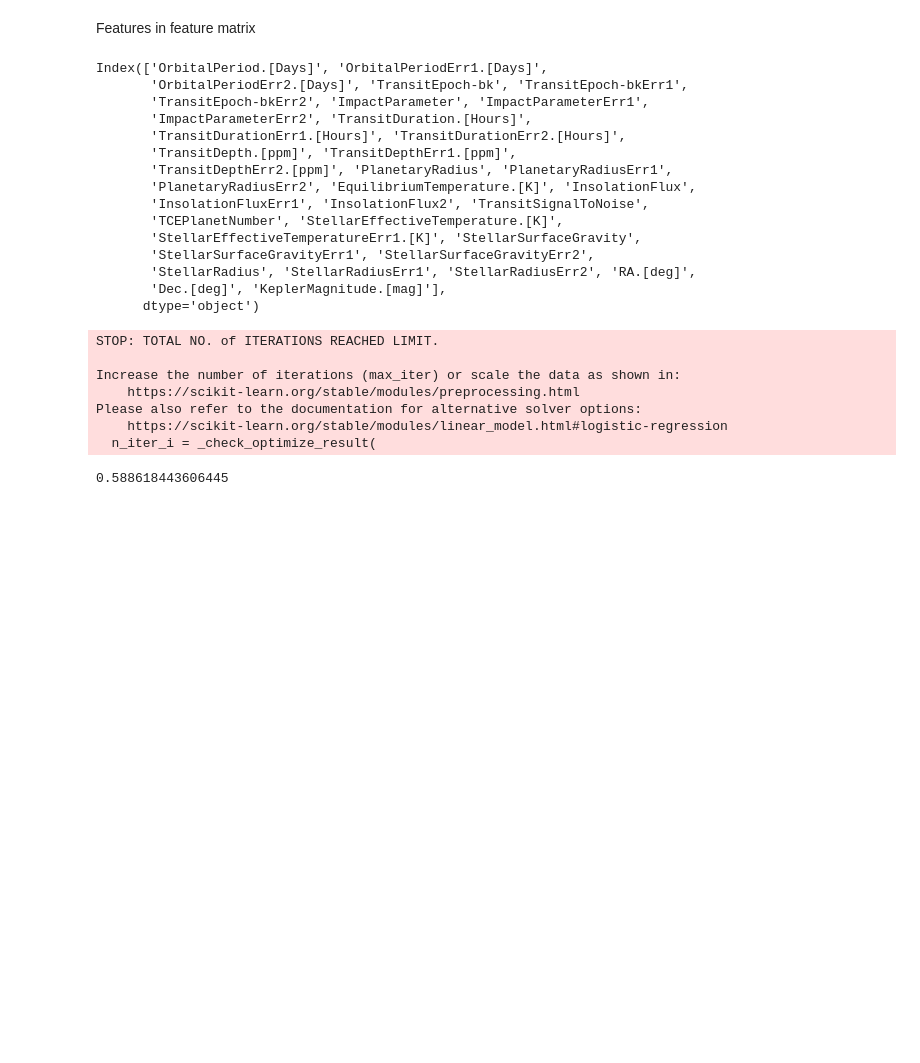
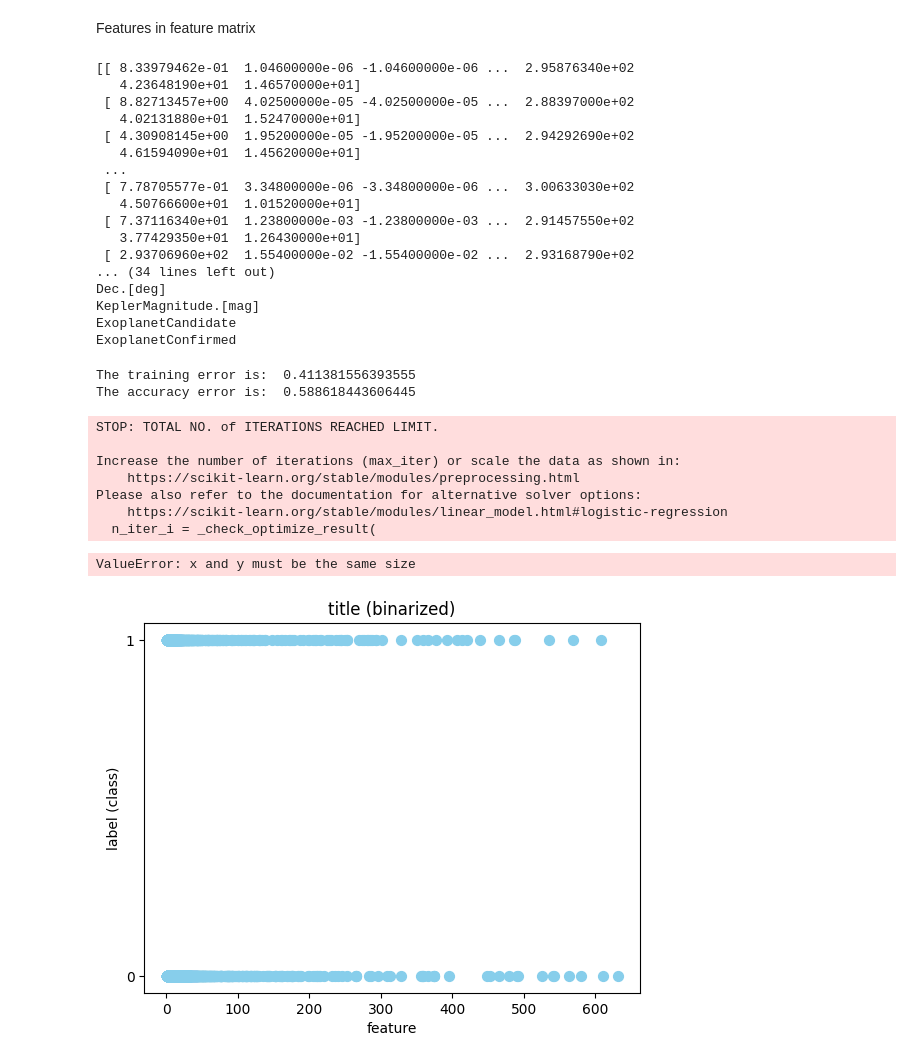
Before and after one commit to mikkomakkoe/ML-project, a Jupyter notebook: main.ipynb, the cells around one changed output. Drawn from its saved outputs; the diff is of its cells as text; code cells hidden in the pictures; blank space fills up the shorter version.

```diff
--- a/main.ipynb
+++ b/main.ipynb
@@ -95,35 +104,58 @@ X_train, X_test, y_train, y_test = train_test_split(X, y, random_state=1, test_s
 # %% [markdown]
 Features in feature matrix
 # %%
-for column in df_cleaned.drop(columns=['ExoplanetCandidate', 'ExoplanetConfirmed']).columns:
+"""for column in df_cleaned.drop(columns=['ExoplanetCandidate', 'ExoplanetConfirmed']).columns:
+    print(column)"""
+print(X_test)
+for column in df.columns:
     print(column)
 # %% [output]
-Index(['OrbitalPeriod.[Days]', 'OrbitalPeriodErr1.[Days]',
-       'OrbitalPeriodErr2.[Days]', 'TransitEpoch-bk', 'TransitEpoch-bkErr1',
-       'TransitEpoch-bkErr2', 'ImpactParameter', 'ImpactParameterErr1',
-       'ImpactParameterErr2', 'TransitDuration.[Hours]',
-       'TransitDurationErr1.[Hours]', 'TransitDurationErr2.[Hours]',
-       'TransitDepth.[ppm]', 'TransitDepthErr1.[ppm]',
-       'TransitDepthErr2.[ppm]', 'PlanetaryRadius', 'PlanetaryRadiusErr1',
-       'PlanetaryRadiusErr2', 'EquilibriumTemperature.[K]', 'InsolationFlux',
-       'InsolationFluxErr1', 'InsolationFlux2', 'TransitSignalToNoise',
-       'TCEPlanetNumber', 'StellarEffectiveTemperature.[K]',
-       'StellarEffectiveTemperatureErr1.[K]', 'StellarSurfaceGravity',
-       'StellarSurfaceGravityErr1', 'StellarSurfaceGravityErr2',
-       'StellarRadius', 'StellarRadiusErr1', 'StellarRadiusErr2', 'RA.[deg]',
-       'Dec.[deg]', 'KeplerMagnitude.[mag]'],
-      dtype='object')
+[[ 8.33979462e-01  1.04600000e-06 -1.04600000e-06 ...  2.95876340e+02
+   4.23648190e+01  1.46570000e+01]
+ [ 8.82713457e+00  4.02500000e-05 -4.02500000e-05 ...  2.88397000e+02
+   4.02131880e+01  1.52470000e+01]
+ [ 4.30908145e+00  1.95200000e-05 -1.95200000e-05 ...  2.94292690e+02
+   4.61594090e+01  1.45620000e+01]
+ ...
+ [ 7.78705577e-01  3.34800000e-06 -3.34800000e-06 ...  3.00633030e+02
+   4.50766600e+01  1.01520000e+01]
+ [ 7.37116340e+01  1.23800000e-03 -1.23800000e-03 ...  2.91457550e+02
+   3.77429350e+01  1.26430000e+01]
+ [ 2.93706960e+02  1.55400000e-02 -1.55400000e-02 ...  2.93168790e+02
+... (34 lines left out)
+Dec.[deg]
+KeplerMagnitude.[mag]
+ExoplanetCandidate
+ExoplanetConfirmed
 # %%
 clf = LogisticRegression(C=100, max_iter=1000, class_weight='balanced')
 clf.fit(X_train, y_train)
 y_pred = clf.predict(X_test)
-accuracy_score(y_test, y_pred)
+accuracy = accuracy_score(y_test, y_pred)
+tr_error = mean_squared_error(y_test, y_pred)
+
+print('The training error is: ', tr_error)
+print('The accuracy error is: ', accuracy)
 # %% [output]
-STOP: TOTAL NO. of ITERATIONS REACHED LIMIT.
-
-Increase the number of iterations (max_iter) or scale the data as shown in:
-    https://scikit-learn.org/stable/modules/preprocessing.html
-Please also refer to the documentation for alternative solver options:
-    https://scikit-learn.org/stable/modules/linear_model.html#logistic-regression
-  n_iter_i = _check_optimize_result(
+The training error is:  0.411381556393555
+The accuracy error is:  0.588618443606445
-0.588618443606445
+STOP: TOTAL NO. of ITERATIONS REACHED LIMIT.
+
+Increase the number of iterations (max_iter) or scale the data as shown in:
+    https://scikit-learn.org/stable/modules/preprocessing.html
+Please also refer to the documentation for alternative solver options:
+    https://scikit-learn.org/stable/modules/linear_model.html#logistic-regression
+  n_iter_i = _check_optimize_result(
+# %%
+fig, ax = plt.subplots()
+ax.set_xlabel("feature")
+ax.set_yticks([0,1])
+ax.set_ylabel('label (class)')
+ax.set_title("title (binarized)")
+ax.scatter(X_test[:,0],y_test,s=50,c="skyblue",label="training datapoints")
+ax.scatter(X_train[:,0], y_pred, color='r',s=5,label='predicted label ($\hat{y}=1$ if $h(x) > 0$)')
+ax.legend()
+plt.show()
+# %% [output]
+ValueError: x and y must be the same size
+[figure, added]
```
Also changed, not shown: parts of 3 cells of this notebook.
